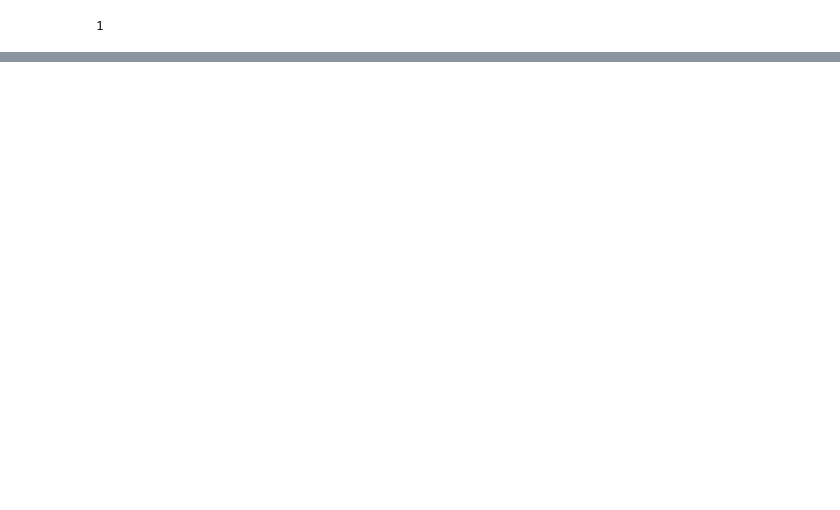
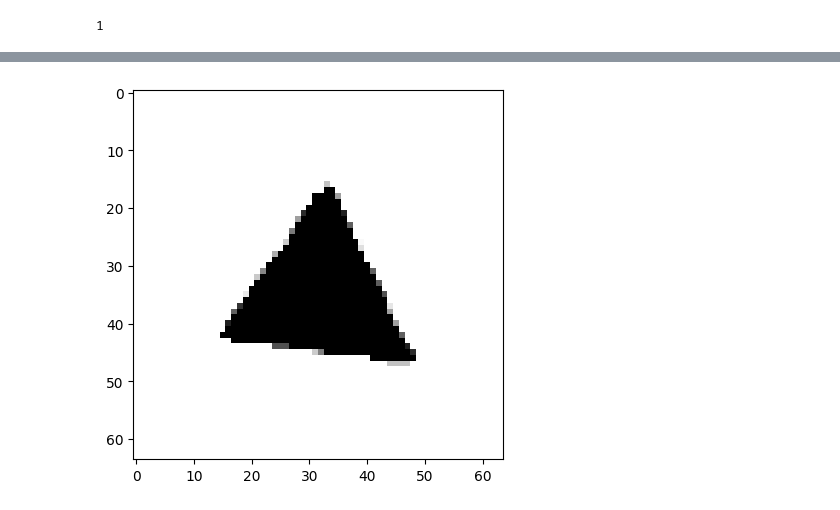
Before and after one commit to goheesheng/PentaAI, a Jupyter notebook: CNN_Shape.ipynb, the cells around one changed output, grey strips where cells are left out. Drawn from its saved outputs; the diff is of its cells as text; code cells hidden in the pictures; blank space fills up the shorter version.

```diff
--- a/CNN_Shape.ipynb
+++ b/CNN_Shape.ipynb
@@ -275,7 +250,13 @@ x_train.class_indices
 # %%
-img3 = image.load_img(r"C:\Users\gohee\Desktop\PentaAI\Dataset\dataset\test\trapezoid\trapezoid-2006.jpg", color_mode='grayscale',target_size = (64,64))
+img3 = image.load_img(r"Dataset\dataset\test\triangle\0.png", color_mode='grayscale',target_size = (64,64))
 x = image.img_to_array(img3)
 x = np.expand_dims(x, axis=0)  # Add an extra dimension to the input data
+# %%
+# Display the image
+plt.imshow(img3, cmap='gray')
+plt.show()
+# %% [output]
+[figure, added]
 # %%
 prediction = model.predict(x)
 # %% [output]
```
Also changed, not shown: parts of 21 cells of this notebook, 12 other files.
